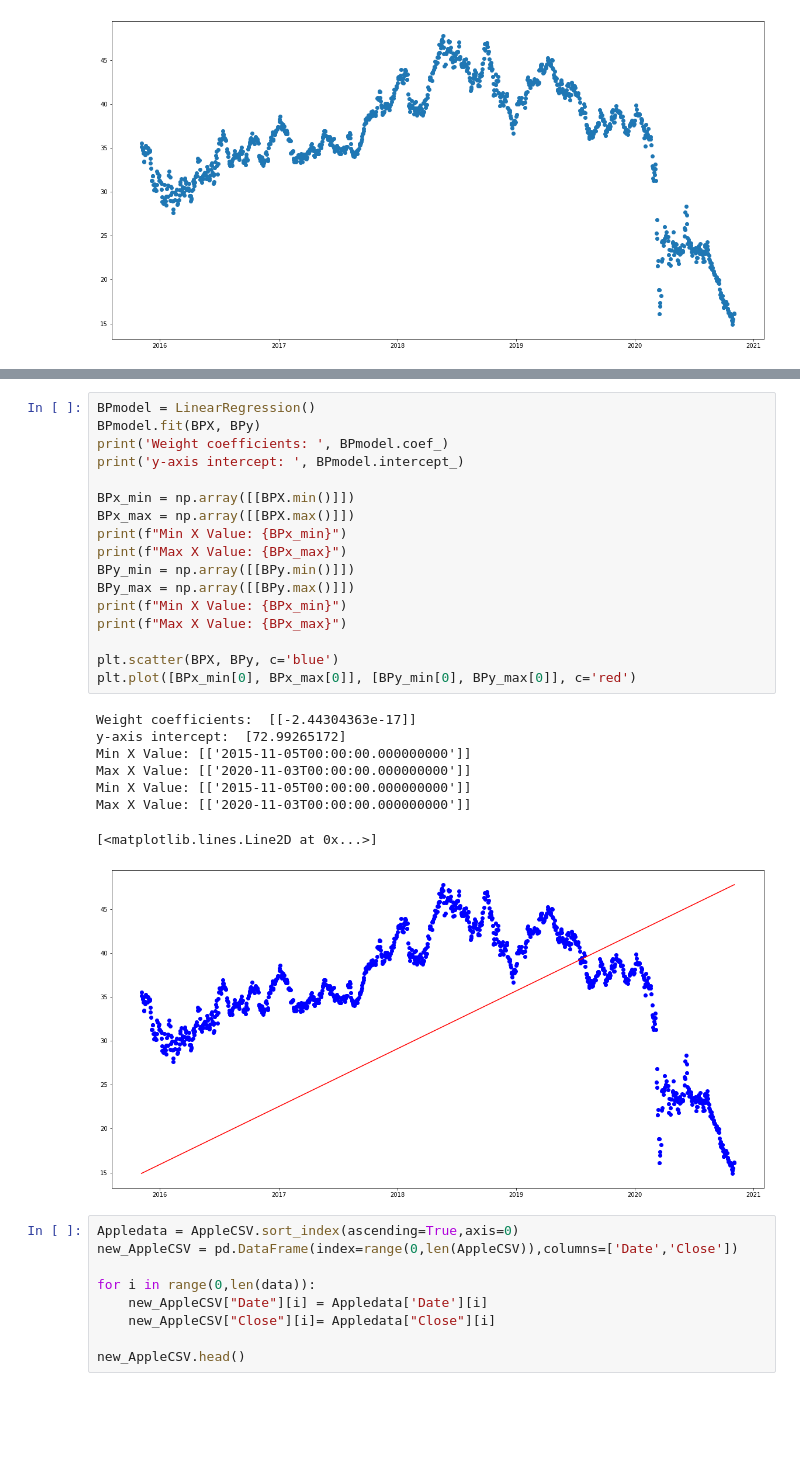
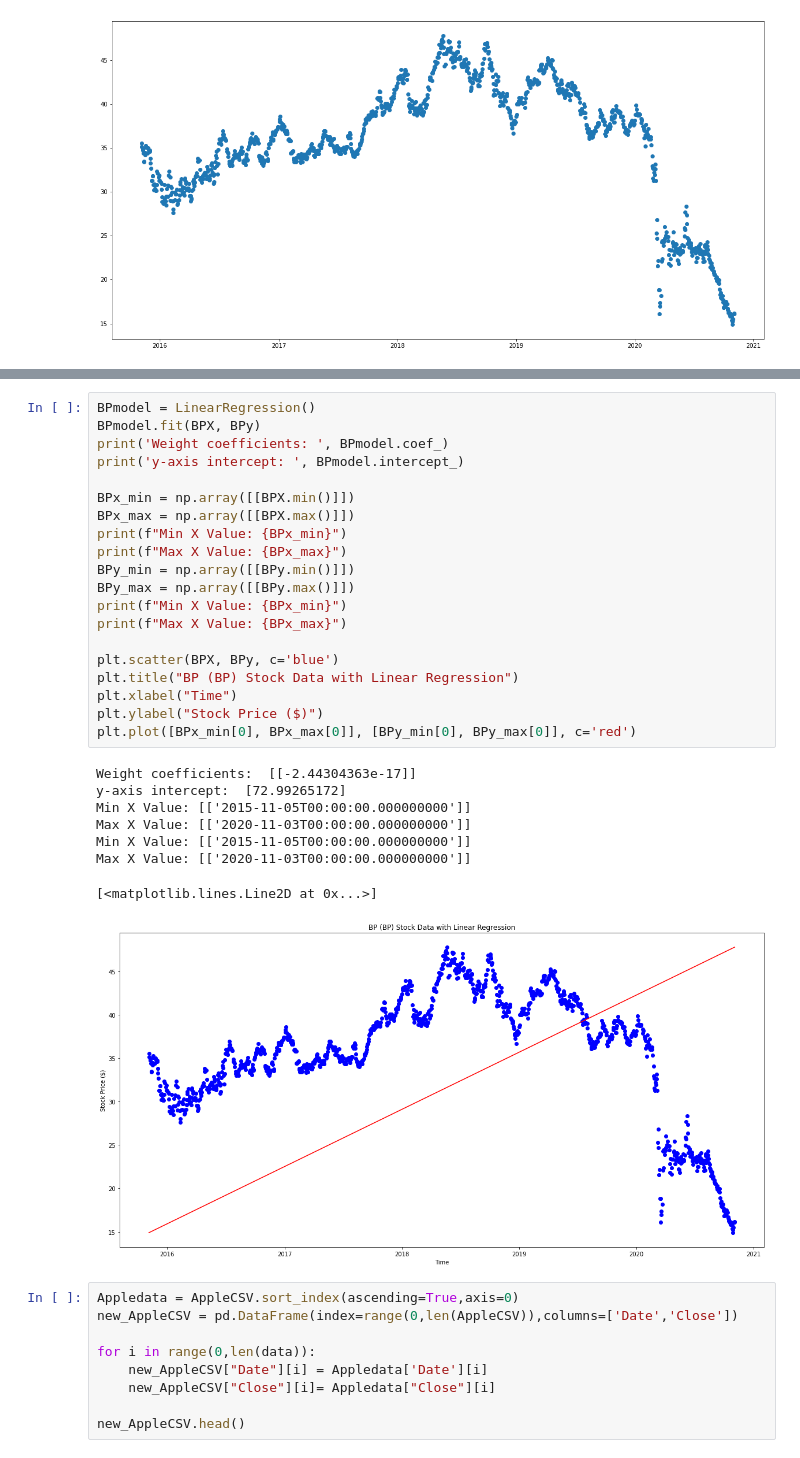
Before and after one commit to rjcline07/Final_Project, a Jupyter notebook: model.ipynb, the cells around one changed output, grey strips where cells are left out. Saved outputs shown, nothing was run; the diff lists cells and outputs as text; blank space fills up the shorter version.

Commit message:
adding labels to charts.

```diff
--- a/model.ipynb
+++ b/model.ipynb
@@ -482,29 +500,32 @@ Max X Value: [['2020-11-03T00:00:00.000000000']]
 # %%
 BPmodel = LinearRegression()
 BPmodel.fit(BPX, BPy)
 print('Weight coefficients: ', BPmodel.coef_)
 print('y-axis intercept: ', BPmodel.intercept_)
 
 BPx_min = np.array([[BPX.min()]])
 BPx_max = np.array([[BPX.max()]])
 print(f"Min X Value: {BPx_min}")
 print(f"Max X Value: {BPx_max}")
 BPy_min = np.array([[BPy.min()]])
 BPy_max = np.array([[BPy.max()]])
 print(f"Min X Value: {BPx_min}")
 print(f"Max X Value: {BPx_max}")
 
 plt.scatter(BPX, BPy, c='blue')
+plt.title("BP (BP) Stock Data with Linear Regression")
+plt.xlabel("Time")
+plt.ylabel("Stock Price ($)")
 plt.plot([BPx_min[0], BPx_max[0]], [BPy_min[0], BPy_max[0]], c='red')
 # %% [output]
 Weight coefficients:  [[-2.44304363e-17]]
 y-axis intercept:  [72.99265172]
 Min X Value: [['2015-11-05T00:00:00.000000000']]
 Max X Value: [['2020-11-03T00:00:00.000000000']]
 Min X Value: [['2015-11-05T00:00:00.000000000']]
 Max X Value: [['2020-11-03T00:00:00.000000000']]
 [<matplotlib.lines.Line2D at 0x...>]
-[figure, old version]
+[figure, new version]
 # %%
 Appledata = AppleCSV.sort_index(ascending=True,axis=0)
 new_AppleCSV = pd.DataFrame(index=range(0,len(AppleCSV)),columns=['Date','Close'])
```
Also changed, not shown: parts of 11 cells of this notebook.
